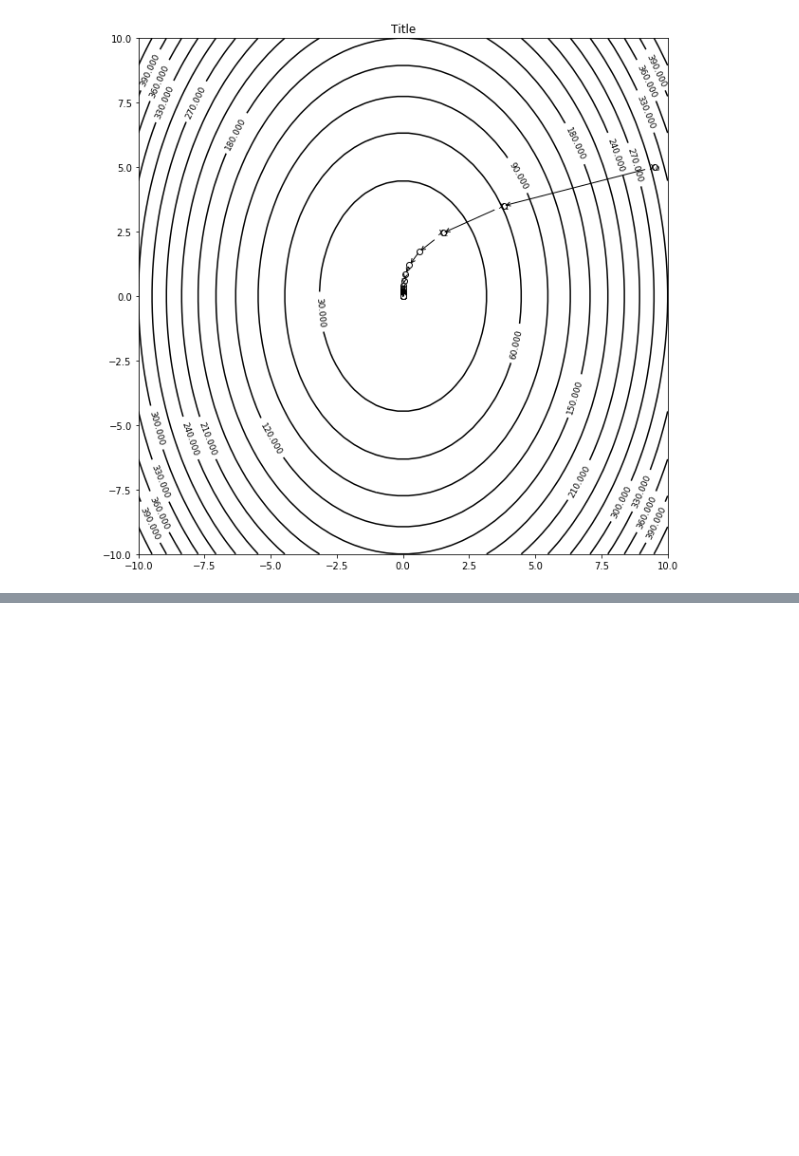
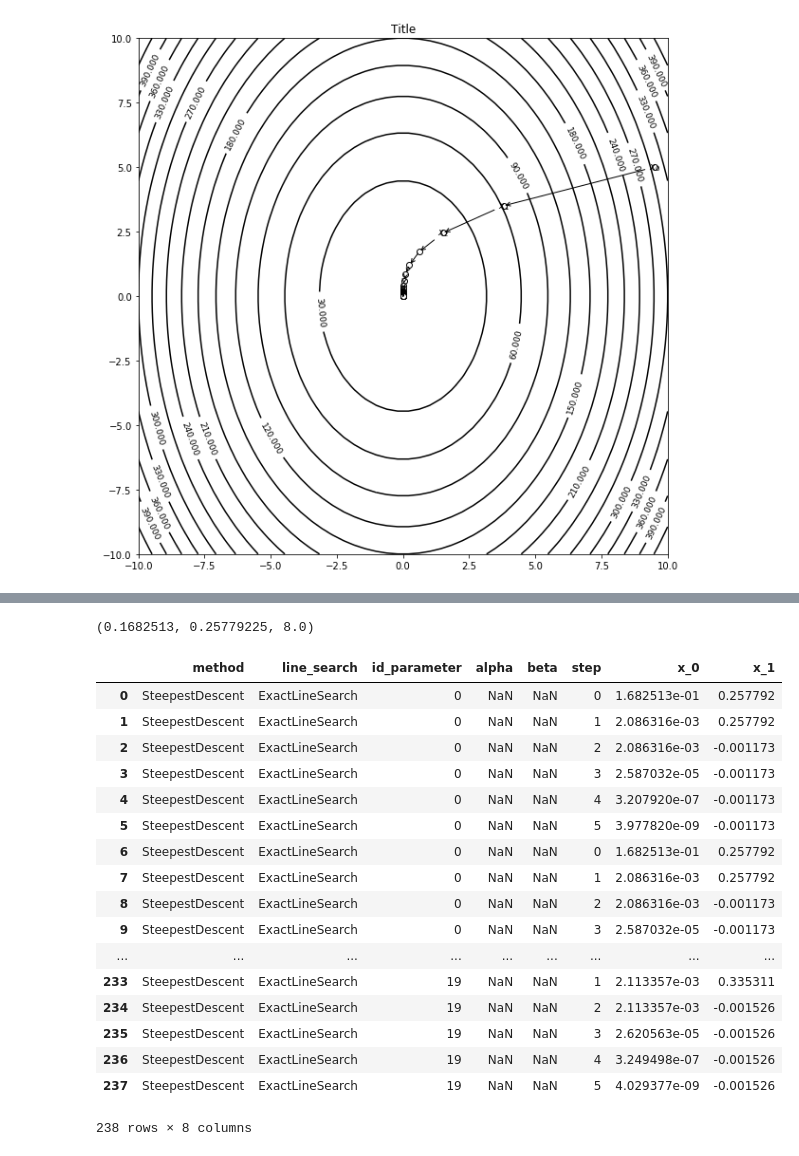
Before and after one commit to IFCE-Mestado-Ciencia-da-Computacao/Optimization-2018.1, a Jupyter notebook: Teste.ipynb, the cells around one changed output, grey strips where cells are left out. Cells and saved outputs as stored; diff of their text form; code cells hidden in the pictures; blank space fills up the shorter version.

```diff
--- a/Teste.ipynb
+++ b/Teste.ipynb
@@ -40,0 +64,30 @@ plot(gamma=2, points=data)
+# %%
+a = None
+for index, row in parameters.iterrows():
+    a = row
+    break
+x_0, x_1, gama = a
+x_0, x_1, gama
+# %% [output]
+(0.1682513, 0.25779225, 8.0)
+# %%
+pd.read_csv('homework/results.csv', sep=';')
+# %% [output]
+|  | method | line_search | id_parameter | alpha | beta | step | x_0 | x_1 |
+| 0 | SteepestDescent | ExactLineSearch | 0 | NaN | NaN | 0 | 1.682513e-01 | 0.257792 |
+| 1 | SteepestDescent | ExactLineSearch | 0 | NaN | NaN | 1 | 2.086316e-03 | 0.257792 |
+| 2 | SteepestDescent | ExactLineSearch | 0 | NaN | NaN | 2 | 2.086316e-03 | -0.001173 |
+| 3 | SteepestDescent | ExactLineSearch | 0 | NaN | NaN | 3 | 2.587032e-05 | -0.001173 |
+| 4 | SteepestDescent | ExactLineSearch | 0 | NaN | NaN | 4 | 3.207920e-07 | -0.001173 |
+| 5 | SteepestDescent | ExactLineSearch | 0 | NaN | NaN | 5 | 3.977820e-09 | -0.001173 |
+| 6 | SteepestDescent | ExactLineSearch | 0 | NaN | NaN | 0 | 1.682513e-01 | 0.257792 |
+| 7 | SteepestDescent | ExactLineSearch | 0 | NaN | NaN | 1 | 2.086316e-03 | 0.257792 |
+| 8 | SteepestDescent | ExactLineSearch | 0 | NaN | NaN | 2 | 2.086316e-03 | -0.001173 |
+| 9 | SteepestDescent | ExactLineSearch | 0 | NaN | NaN | 3 | 2.587032e-05 | -0.001173 |
+| ... | ... | ... | ... | ... | ... | ... | ... | ... |
+| 233 | SteepestDescent | ExactLineSearch | 19 | NaN | NaN | 1 | 2.113357e-03 | 0.335311 |
+| 234 | SteepestDescent | ExactLineSearch | 19 | NaN | NaN | 2 | 2.113357e-03 | -0.001526 |
+| 235 | SteepestDescent | ExactLineSearch | 19 | NaN | NaN | 3 | 2.620563e-05 | -0.001526 |
+| 236 | SteepestDescent | ExactLineSearch | 19 | NaN | NaN | 4 | 3.249498e-07 | -0.001526 |
+| 237 | SteepestDescent | ExactLineSearch | 19 | NaN | NaN | 5 | 4.029377e-09 | -0.001526 |
+238 rows × 8 columns
```
Also changed, not shown: parts of 1 cell of this notebook, 5 other files.
